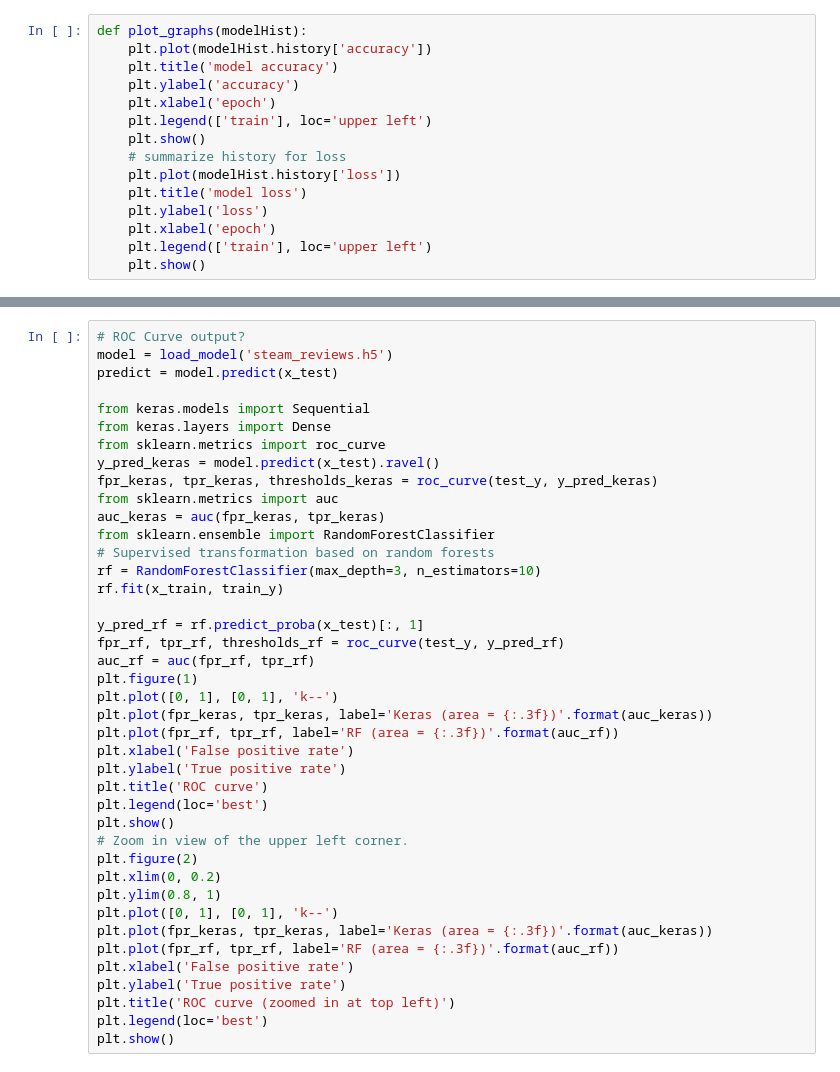
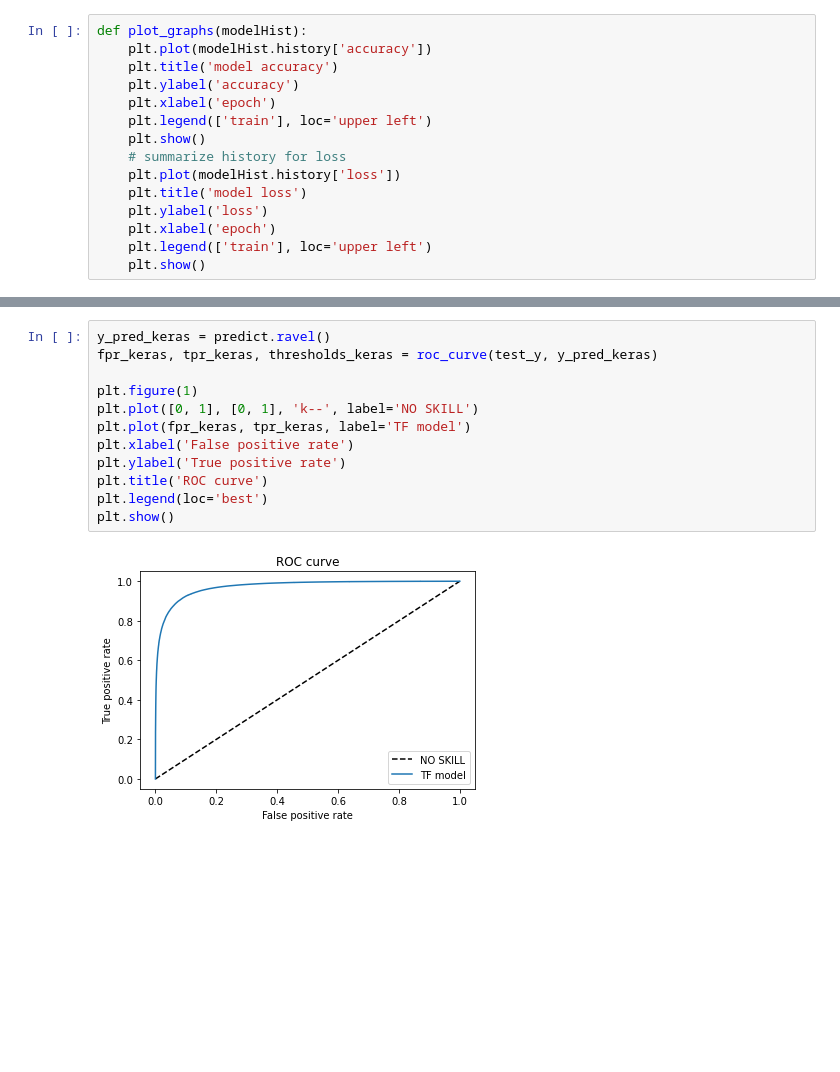
Before and after one commit to austinroddy/CS481-Final-Project-Programming-Assignment-2, a Jupyter notebook: programming-assignment-2-wow.ipynb, the cells around one changed output, grey strips where cells are left out. Drawn from its saved outputs; the diff is of its cells as text; blank space fills up the shorter version.

```diff
--- a/programming-assignment-2-wow.ipynb
+++ b/programming-assignment-2-wow.ipynb
@@ -593,41 +728,14 @@ print("Raw score: " + str(predict[0, 0]))
 # %%
-# ROC Curve output?
-model = load_model('steam_reviews.h5')
-predict = model.predict(x_test)
+y_pred_keras = predict.ravel()
+fpr_keras, tpr_keras, thresholds_keras = roc_curve(test_y, y_pred_keras)
 
-from keras.models import Sequential
-from keras.layers import Dense
-from sklearn.metrics import roc_curve
-y_pred_keras = model.predict(x_test).ravel()
-fpr_keras, tpr_keras, thresholds_keras = roc_curve(test_y, y_pred_keras)
-from sklearn.metrics import auc
-auc_keras = auc(fpr_keras, tpr_keras)
-from sklearn.ensemble import RandomForestClassifier
-# Supervised transformation based on random forests
-rf = RandomForestClassifier(max_depth=3, n_estimators=10)
-rf.fit(x_train, train_y)
-
-y_pred_rf = rf.predict_proba(x_test)[:, 1]
-fpr_rf, tpr_rf, thresholds_rf = roc_curve(test_y, y_pred_rf)
-auc_rf = auc(fpr_rf, tpr_rf)
 plt.figure(1)
-plt.plot([0, 1], [0, 1], 'k--')
-plt.plot(fpr_keras, tpr_keras, label='Keras (area = {:.3f})'.format(auc_keras))
-plt.plot(fpr_rf, tpr_rf, label='RF (area = {:.3f})'.format(auc_rf))
+plt.plot([0, 1], [0, 1], 'k--', label='NO SKILL')
+plt.plot(fpr_keras, tpr_keras, label='TF model')
 plt.xlabel('False positive rate')
 plt.ylabel('True positive rate')
 plt.title('ROC curve')
 plt.legend(loc='best')
 plt.show()
-# Zoom in view of the upper left corner.
-plt.figure(2)
-plt.xlim(0, 0.2)
-plt.ylim(0.8, 1)
-plt.plot([0, 1], [0, 1], 'k--')
-plt.plot(fpr_keras, tpr_keras, label='Keras (area = {:.3f})'.format(auc_keras))
-plt.plot(fpr_rf, tpr_rf, label='RF (area = {:.3f})'.format(auc_rf))
-plt.xlabel('False positive rate')
-plt.ylabel('True positive rate')
-plt.title('ROC curve (zoomed in at top left)')
-plt.legend(loc='best')
-plt.show()
+# %% [output]
+[figure, added]
```
Also changed, not shown: parts of 21 cells of this notebook, 5 other files.
